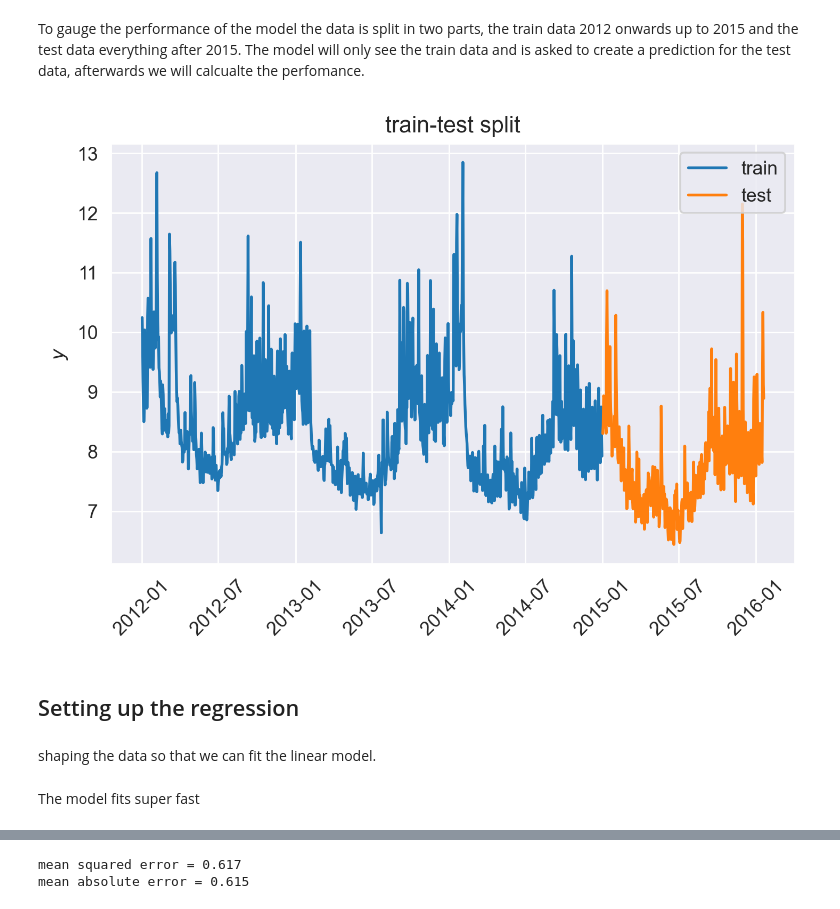
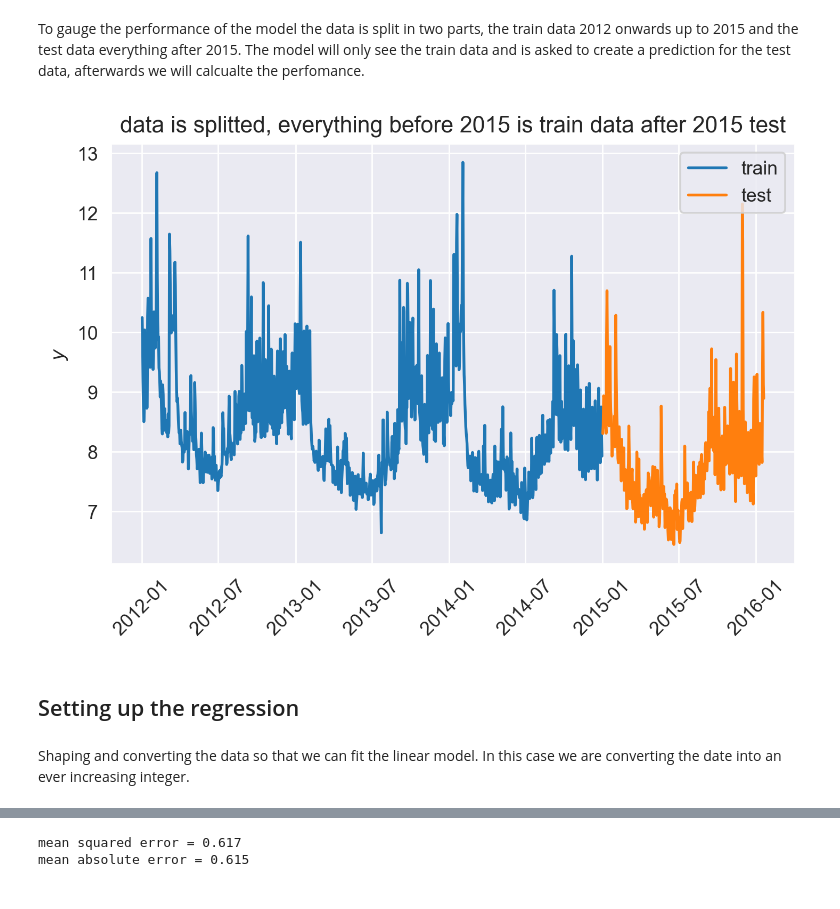
Before and after one commit to jope35/hypershotgun-blog, a Jupyter notebook: posts/boring_forecast/boring_linear_forecast.ipynb, the cells around one changed output, grey strips where cells are left out. Drawn from its saved outputs; the diff is of its cells as text; code cells hidden in the pictures.

```diff
--- a/posts/boring_forecast/boring_linear_forecast.ipynb
+++ b/posts/boring_forecast/boring_linear_forecast.ipynb
@@ -103,25 +103,26 @@ df_test = df_in[(df_in["ds"] > "2015")]
 # %% [markdown]
 To gauge the performance of the model the data is split in two parts, the train data 2012 onwards up to 2015 and the test data everything after 2015. The model will only see the train data and is asked to create a prediction for the test data, afterwards we will calcualte the perfomance.
 # %%
+# visually inspect the train test split
 plt.plot_date(
     x=df_train["ds"],
     y=df_train["y"],
     label="train",
     fmt="-",
 )
 plt.plot_date(
     x=df_test["ds"],
     y=df_test["y"],
     label="test",
     fmt="-",
 )
 plt.legend(loc="upper right")
 plt.tick_params(axis="x", rotation=45)
 plt.ylabel("$y$")
-plt.title("train-test split")
+plt.title("data is splitted, everything before 2015 is train data after 2015 test")
 plt.show()
 # %% [output]
-[figure, old version]
+[figure, new version]
 # %% [markdown]
 ## Setting up the regression
 # %%
@@ -131,11 +132,10 @@ y_train = df_train["y"].values
 X_test = df_test["ds"].astype(int).values.reshape(-1, 1)
 y_test = df_test["y"].values
 # %% [markdown]
-shaping the data so that we can fit the linear model.
+Shaping and converting the data so that we can fit the linear model.
+In this case we are converting the date into an ever increasing integer.
 # %%
 # creating, fit, and inference
 linear = LinearRegression()
 linear.fit(X=X_train, y=y_train)
 y_pred = linear.predict(X=X_test)
-# %% [markdown]
-The model fits super fast
```
Also changed, not shown: parts of 16 cells of this notebook.
